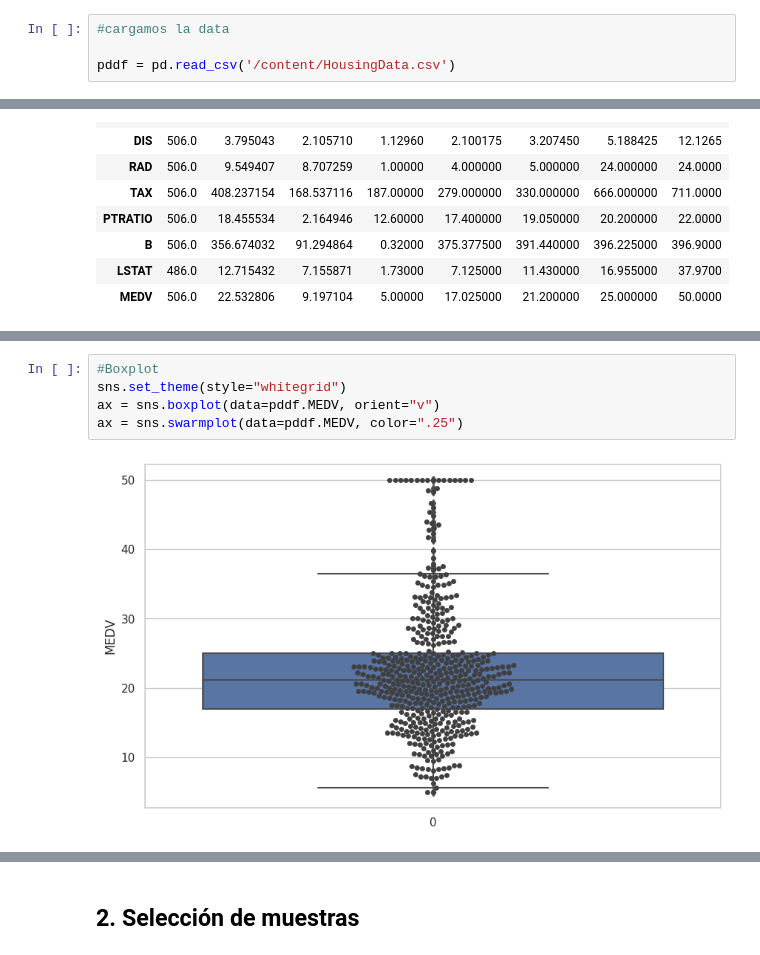
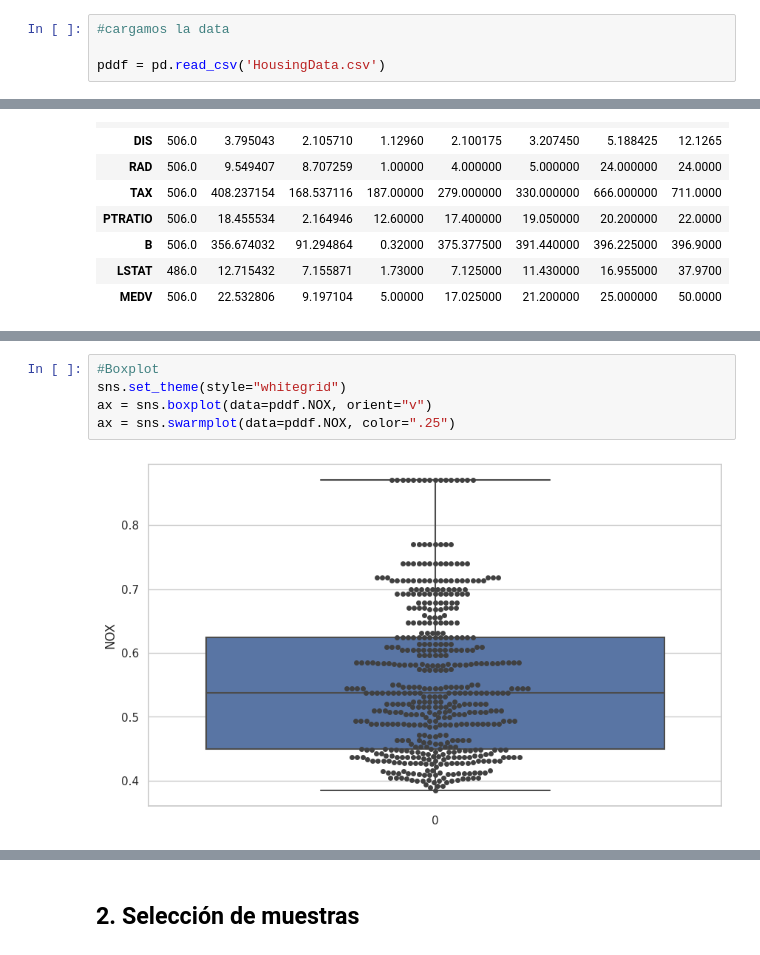
Before and after one commit to raphaelz306/DMC_Course, a Jupyter notebook: Supervised_models/Linear_regression/Lab_Boston_Housing_v2.ipynb, the cells around one changed output, grey strips where cells are left out. Saved outputs shown, nothing was run; the diff lists cells and outputs as text.

```diff
--- a/Supervised_models/Linear_regression/Lab_Boston_Housing_v2.ipynb
+++ b/Supervised_models/Linear_regression/Lab_Boston_Housing_v2.ipynb
@@ -113,7 +112,7 @@ El data frame de Boston tiene 506 filas y 14 columnas.
 # %%
 #cargamos la data
 
-pddf = pd.read_csv('/content/HousingData.csv')
+pddf = pd.read_csv('HousingData.csv')
 # %%
 pddf.head()
 # %% [output]
@@ -158,9 +163,9 @@ plt.hist(pddf.MEDV, bins=20)
 # %%
 #Boxplot
 sns.set_theme(style="whitegrid")
-ax = sns.boxplot(data=pddf.MEDV, orient="v")
-ax = sns.swarmplot(data=pddf.MEDV, color=".25")
+ax = sns.boxplot(data=pddf.NOX, orient="v")
+ax = sns.swarmplot(data=pddf.NOX, color=".25")
 # %% [output]
-[figure, old version]
+[figure, new version]
 # %%
 sns.displot(pddf.MEDV, kind="kde", fill=True)
```
Also changed, not shown: parts of 53 cells of this notebook.
